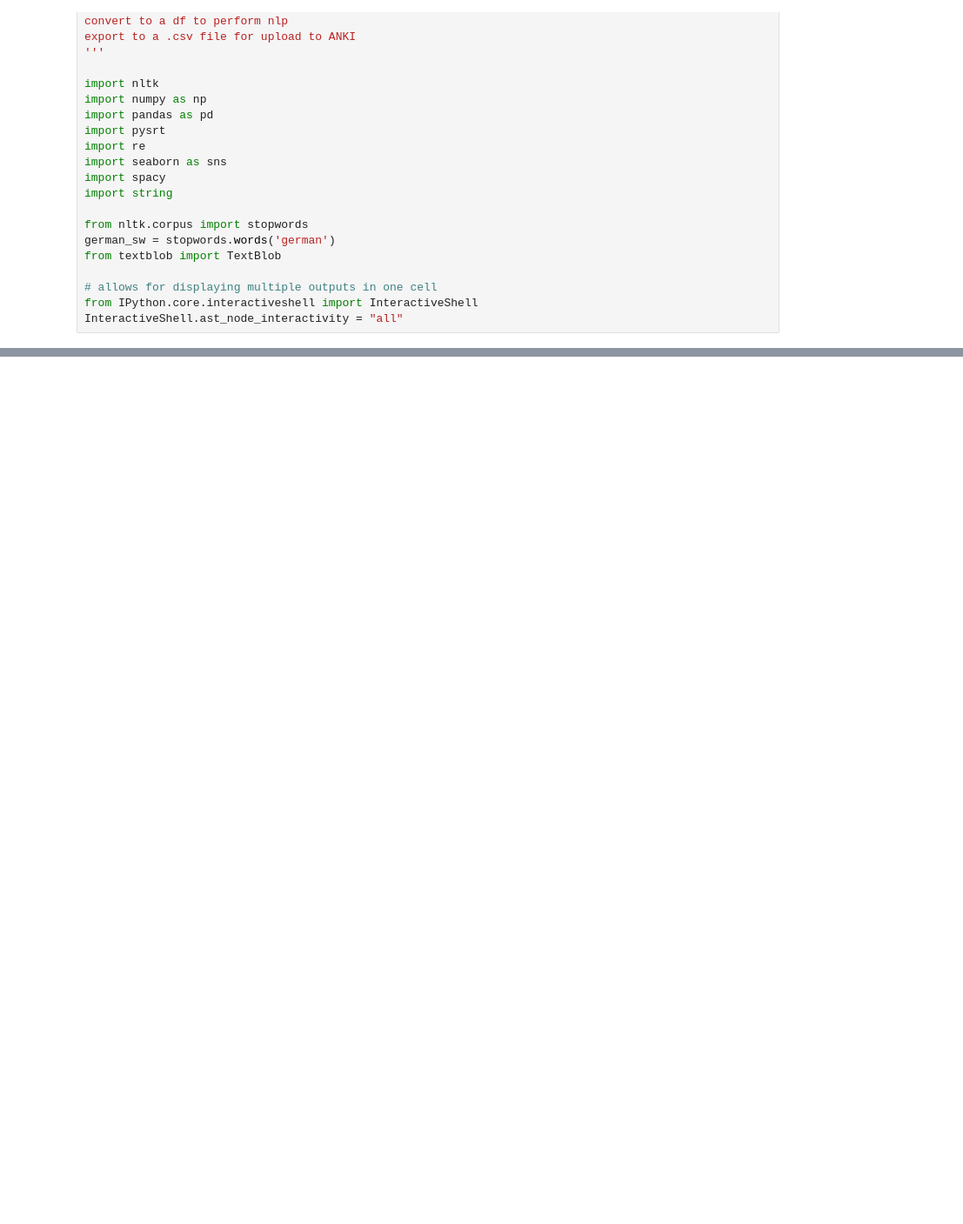
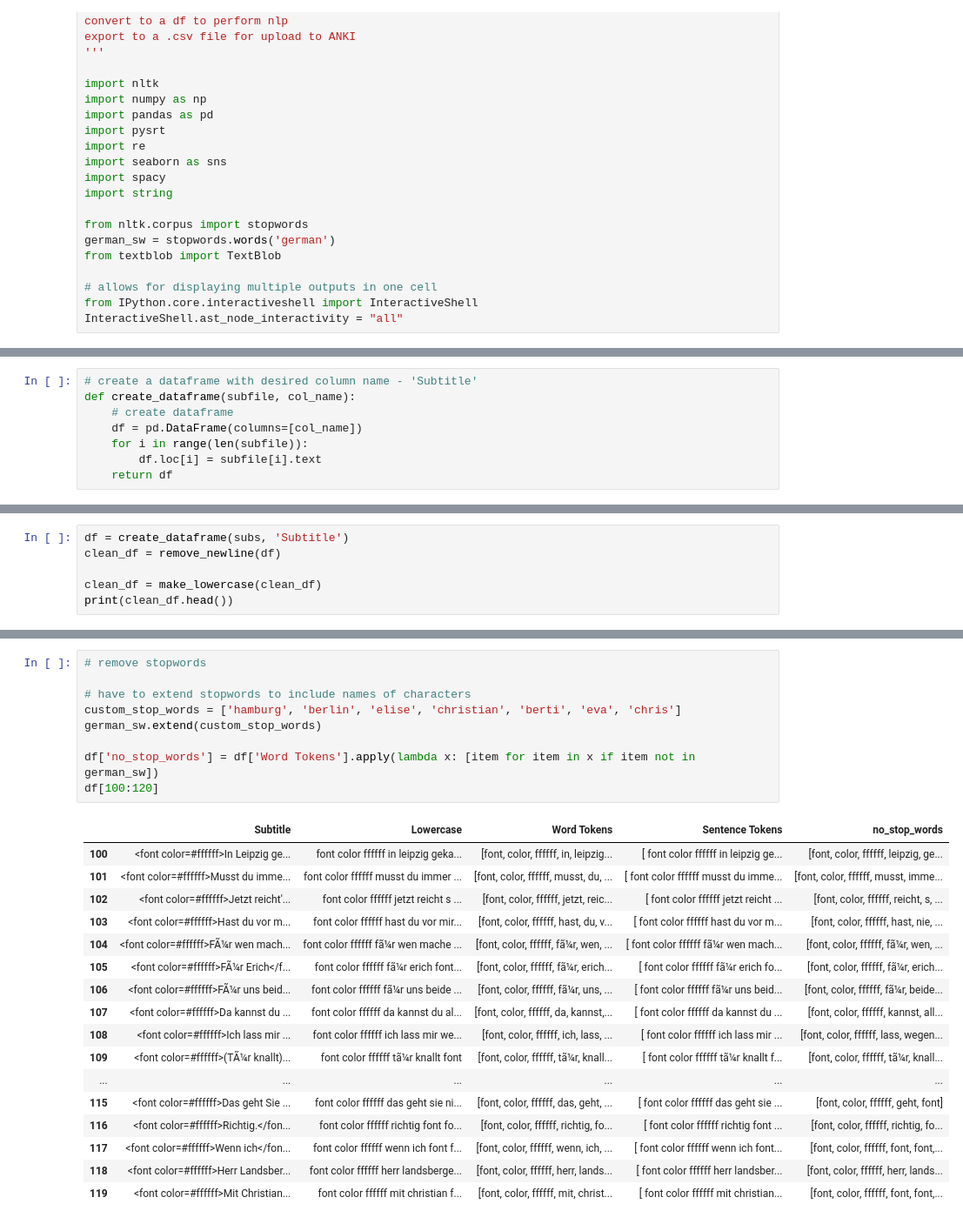
Before and after one commit to vsulli/SRT2CSV, a Jupyter notebook: SRT2CSV.ipynb, the cells around one changed output, grey strips where cells are left out. Shown at 87% size. Cells and saved outputs as stored; diff of their text form; blank space fills up the shorter version.

```diff
--- a/SRT2CSV.ipynb
+++ b/SRT2CSV.ipynb
@@ -41,0 +59,8 @@ UnicodeDecodeError: 'utf-8' codec can't decode bytes in position 0-1: invalid co
+# %%
+# create a dataframe with desired column name - 'Subtitle'
+def create_dataframe(subfile, col_name):
+    # create dataframe
+    df = pd.DataFrame(columns=[col_name])
+    for i in range(len(subfile)):
+        df.loc[i] = subfile[i].text
+    return df
@@ -41,0 +112,6 @@ UnicodeDecodeError: 'utf-8' codec can't decode bytes in position 0-1: invalid co
+# %%
+df = create_dataframe(subs, 'Subtitle')
+clean_df = remove_newline(df)
+
+clean_df = make_lowercase(clean_df)
+print(clean_df.head())
@@ -41,0 +188,27 @@ UnicodeDecodeError: 'utf-8' codec can't decode bytes in position 0-1: invalid co
+# %%
+# remove stopwords
+
+# have to extend stopwords to include names of characters
+custom_stop_words = ['hamburg', 'berlin', 'elise', 'christian', 'berti', 'eva', 'chris']
+german_sw.extend(custom_stop_words)
+
+df['no_stop_words'] = df['Word Tokens'].apply(lambda x: [item for item in x if item not in german_sw])
+df[100:120]
+# %% [output]
+|  | Subtitle | Lowercase | Word Tokens | Sentence Tokens | no_stop_words |
+| 100 | <font color=#ffffff>In Leipzig ge... | font color ffffff in leipzig geka... | [font, color, ffffff, in, leipzig... | [ font color ffffff in leipzig ge... | [font, color, ffffff, leipzig, ge... |
+| 101 | <font color=#ffffff>Musst du imme... | font color ffffff musst du immer ... | [font, color, ffffff, musst, du, ... | [ font color ffffff musst du imme... | [font, color, ffffff, musst, imme... |
+| 102 | <font color=#ffffff>Jetzt reicht'... | font color ffffff jetzt reicht s ... | [font, color, ffffff, jetzt, reic... | [ font color ffffff jetzt reicht ... | [font, color, ffffff, reicht, s, ... |
+| 103 | <font color=#ffffff>Hast du vor m... | font color ffffff hast du vor mir... | [font, color, ffffff, hast, du, v... | [ font color ffffff hast du vor m... | [font, color, ffffff, hast, nie, ... |
+| 104 | <font color=#ffffff>FÃ¼r wen mach... | font color ffffff fã¼r wen mache ... | [font, color, ffffff, fã¼r, wen, ... | [ font color ffffff fã¼r wen mach... | [font, color, ffffff, fã¼r, wen, ... |
+| 105 | <font color=#ffffff>FÃ¼r Erich</f... | font color ffffff fã¼r erich font... | [font, color, ffffff, fã¼r, erich... | [ font color ffffff fã¼r erich fo... | [font, color, ffffff, fã¼r, erich... |
+| 106 | <font color=#ffffff>FÃ¼r uns beid... | font color ffffff fã¼r uns beide ... | [font, color, ffffff, fã¼r, uns, ... | [ font color ffffff fã¼r uns beid... | [font, color, ffffff, fã¼r, beide... |
+| 107 | <font color=#ffffff>Da kannst du ... | font color ffffff da kannst du al... | [font, color, ffffff, da, kannst,... | [ font color ffffff da kannst du ... | [font, color, ffffff, kannst, all... |
+| 108 | <font color=#ffffff>Ich lass mir ... | font color ffffff ich lass mir we... | [font, color, ffffff, ich, lass, ... | [ font color ffffff ich lass mir ... | [font, color, ffffff, lass, wegen... |
+| 109 | <font color=#ffffff>(TÃ¼r knallt)... | font color ffffff tã¼r knallt font | [font, color, ffffff, tã¼r, knall... | [ font color ffffff tã¼r knallt f... | [font, color, ffffff, tã¼r, knall... |
+| ... | ... | ... | ... | ... | ... |
+| 115 | <font color=#ffffff>Das geht Sie ... | font color ffffff das geht sie ni... | [font, color, ffffff, das, geht, ... | [ font color ffffff das geht sie ... | [font, color, ffffff, geht, font] |
+| 116 | <font color=#ffffff>Richtig.</fon... | font color ffffff richtig font fo... | [font, color, ffffff, richtig, fo... | [ font color ffffff richtig font ... | [font, color, ffffff, richtig, fo... |
+| 117 | <font color=#ffffff>Wenn ich</fon... | font color ffffff wenn ich font f... | [font, color, ffffff, wenn, ich, ... | [ font color ffffff wenn ich font... | [font, color, ffffff, font, font,... |
+| 118 | <font color=#ffffff>Herr Landsber... | font color ffffff herr landsberge... | [font, color, ffffff, herr, lands... | [ font color ffffff herr landsber... | [font, color, ffffff, herr, lands... |
+| 119 | <font color=#ffffff>Mit Christian... | font color ffffff mit christian f... | [font, color, ffffff, mit, christ... | [ font color ffffff mit christian... | [font, color, ffffff, font, font,... |
```
Also changed, not shown: parts of 19 cells of this notebook.
